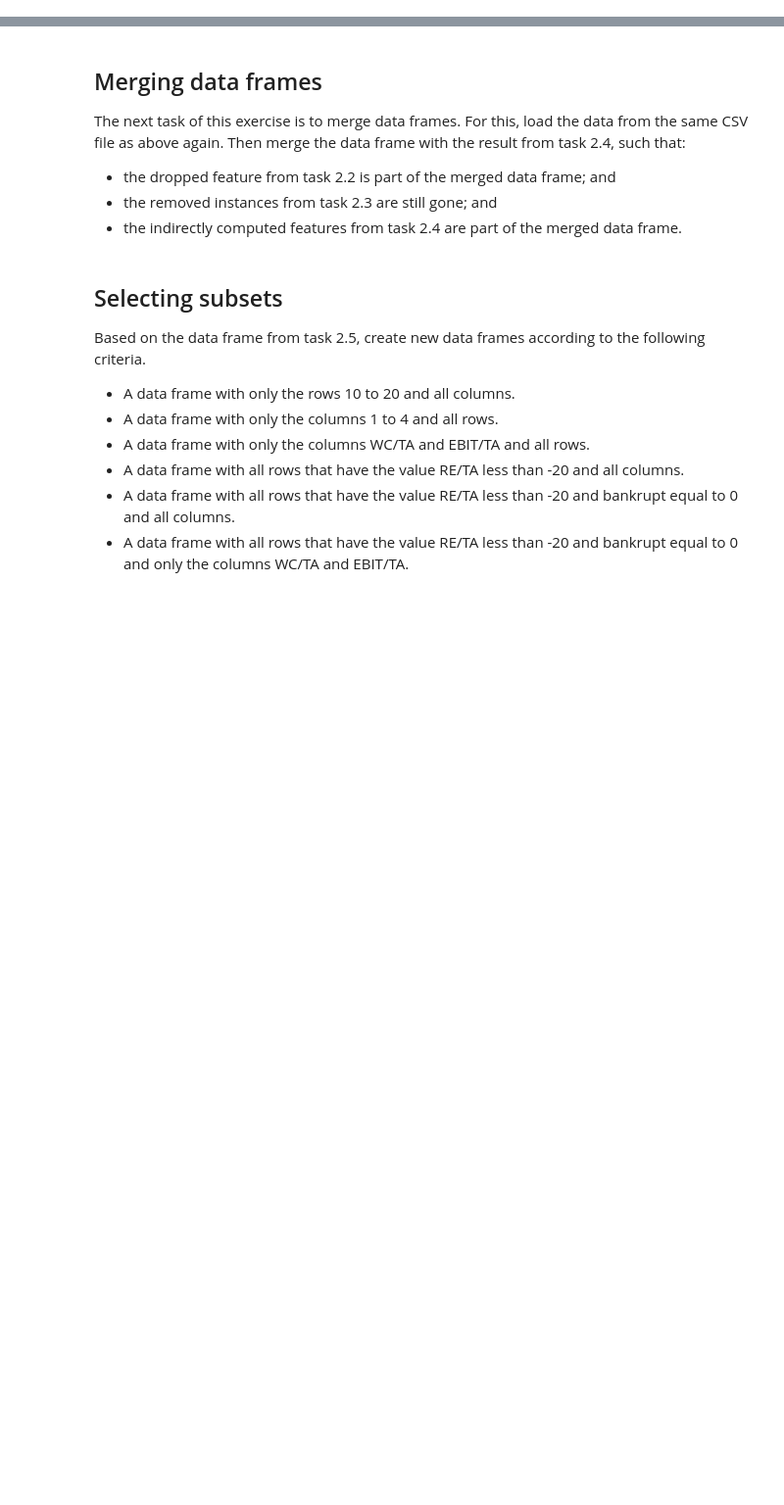
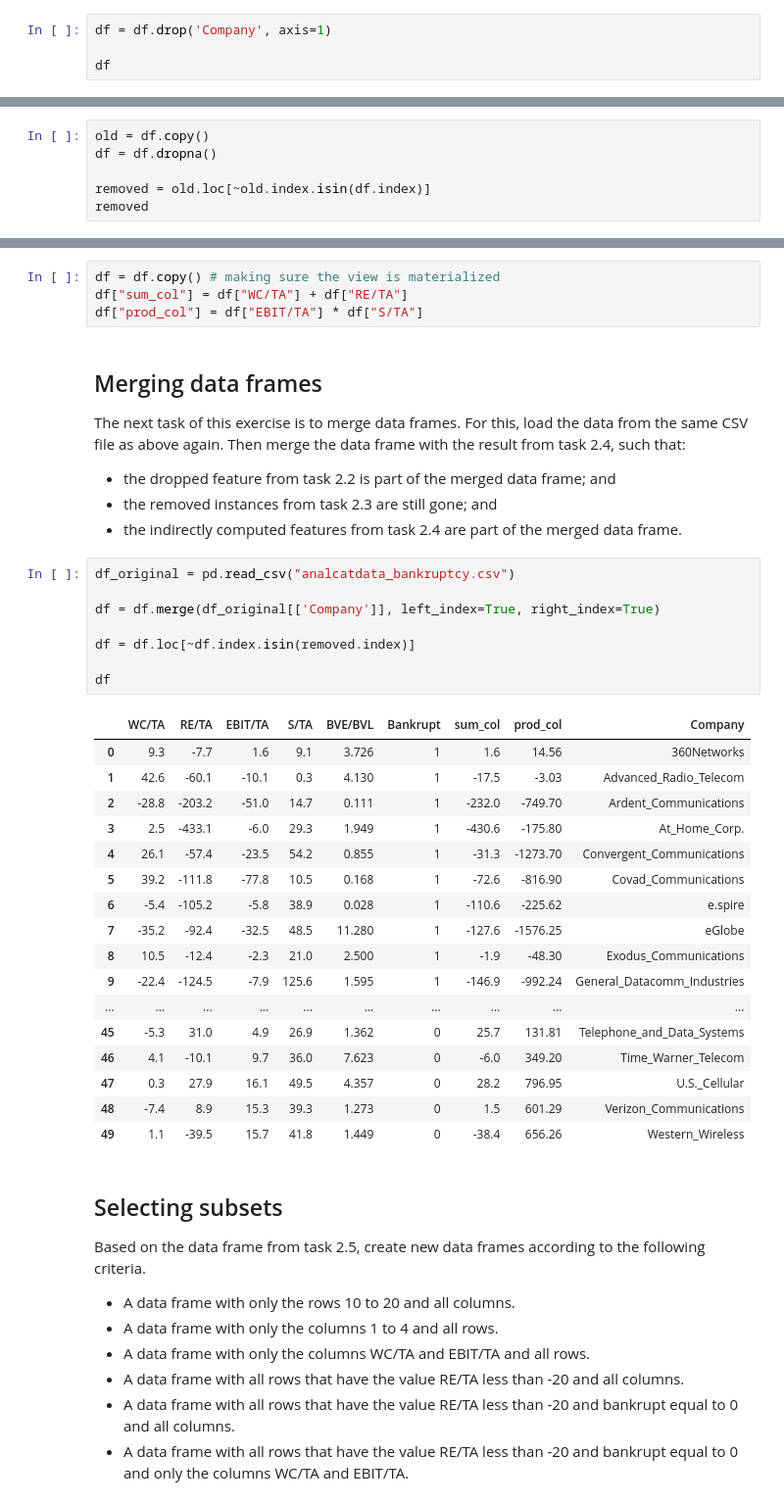
Before and after one commit to nwalser/CS163, a Jupyter notebook: assignments/02_Exercise_CSV_and_DataFrames.ipynb, the cells around one changed output, grey strips where cells are left out. Shown at 98% size. Cells and saved outputs as stored; diff of their text form; blank space fills up the shorter version.

```diff
--- a/assignments/02_Exercise_CSV_and_DataFrames.ipynb
+++ b/assignments/02_Exercise_CSV_and_DataFrames.ipynb
@@ -29,0 +46,4 @@ print(df)
+# %%
+df = df.drop('Company', axis=1)
+
+df
@@ -33,3 +71,9 @@ print(df)
 Real-life data is often not clean, i.e., the data has many problems which must be addressed first, before it can be used for analysis. One common problem are missing features, i.e., not all features are available for all data. This is also the case for the data you just loaded. All missing values are marked as NA in the CSV file.
 
 Your third task is to remove all instances from the data, that have any missing values and store the remaining instances in a new data frame. If this works correctly, five instances should be removed. You can check this, e.g., by comparing the sizes of the data frames or printing the instances that were removed.
+# %%
+old = df.copy()
+df = df.dropna()
+
+removed = old.loc[~old.index.isin(df.index)]
+removed
@@ -37,6 +84,10 @@ Your third task is to remove all instances from the data, that have any missing
 ## Computing with data frames
 
 Sometimes you have to compute new columns from the values of existing columns. Please append two new columns to the data frame: The sum of the columns WC/TA and RE/TA and the product of the columns EBIT/TA and S/TA.
+# %%
+df = df.copy() # making sure the view is materialized
+df["sum_col"] = df["WC/TA"] + df["RE/TA"]
+df["prod_col"] = df["EBIT/TA"] * df["S/TA"]
 # %% [markdown]
 ## Merging data frames
 
@@ -44,6 +95,32 @@ The next task of this exercise is to merge data frames. For this, load the data
 - the dropped feature from task 2.2 is part of the merged data frame; and
 - the removed instances from task 2.3 are still gone; and
 - the indirectly computed features from task 2.4 are part of the merged data frame.
+# %%
+df_original = pd.read_csv("analcatdata_bankruptcy.csv")
+
+df = df.merge(df_original[['Company']], left_index=True, right_index=True)
+
+df = df.loc[~df.index.isin(removed.index)]
+
+df
+# %% [output]
+|  | WC/TA | RE/TA | EBIT/TA | S/TA | BVE/BVL | Bankrupt | sum_col | prod_col | Company |
+| 0 | 9.3 | -7.7 | 1.6 | 9.1 | 3.726 | 1 | 1.6 | 14.56 | 360Networks |
+| 1 | 42.6 | -60.1 | -10.1 | 0.3 | 4.130 | 1 | -17.5 | -3.03 | Advanced_Radio_Telecom |
+| 2 | -28.8 | -203.2 | -51.0 | 14.7 | 0.111 | 1 | -232.0 | -749.70 | Ardent_Communications |
+| 3 | 2.5 | -433.1 | -6.0 | 29.3 | 1.949 | 1 | -430.6 | -175.80 | At_Home_Corp. |
+| 4 | 26.1 | -57.4 | -23.5 | 54.2 | 0.855 | 1 | -31.3 | -1273.70 | Convergent_Communications |
+| 5 | 39.2 | -111.8 | -77.8 | 10.5 | 0.168 | 1 | -72.6 | -816.90 | Covad_Communications |
+| 6 | -5.4 | -105.2 | -5.8 | 38.9 | 0.028 | 1 | -110.6 | -225.62 | e.spire |
+| 7 | -35.2 | -92.4 | -32.5 | 48.5 | 11.280 | 1 | -127.6 | -1576.25 | eGlobe |
+| 8 | 10.5 | -12.4 | -2.3 | 21.0 | 2.500 | 1 | -1.9 | -48.30 | Exodus_Communications |
+| 9 | -22.4 | -124.5 | -7.9 | 125.6 | 1.595 | 1 | -146.9 | -992.24 | General_Datacomm_Industries |
+| ... | ... | ... | ... | ... | ... | ... | ... | ... | ... |
+| 45 | -5.3 | 31.0 | 4.9 | 26.9 | 1.362 | 0 | 25.7 | 131.81 | Telephone_and_Data_Systems |
+| 46 | 4.1 | -10.1 | 9.7 | 36.0 | 7.623 | 0 | -6.0 | 349.20 | Time_Warner_Telecom |
+| 47 | 0.3 | 27.9 | 16.1 | 49.5 | 4.357 | 0 | 28.2 | 796.95 | U.S._Cellular |
+| 48 | -7.4 | 8.9 | 15.3 | 39.3 | 1.273 | 0 | 1.5 | 601.29 | Verizon_Communications |
+| 49 | 1.1 | -39.5 | 15.7 | 41.8 | 1.449 | 0 | -38.4 | 656.26 | Western_Wireless |
 # %% [markdown]
 ## Selecting subsets
 
```
Also changed, not shown: parts of 5 cells of this notebook, 1 other file.
